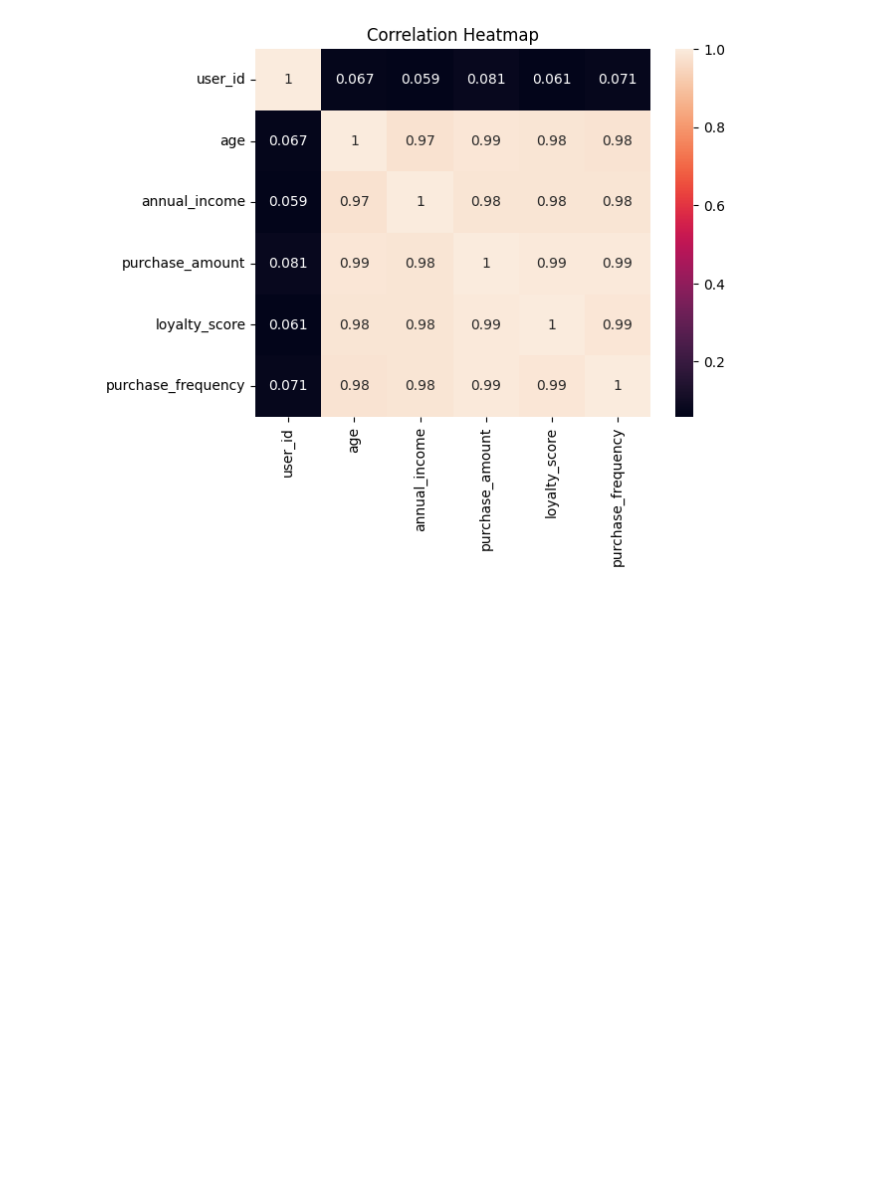
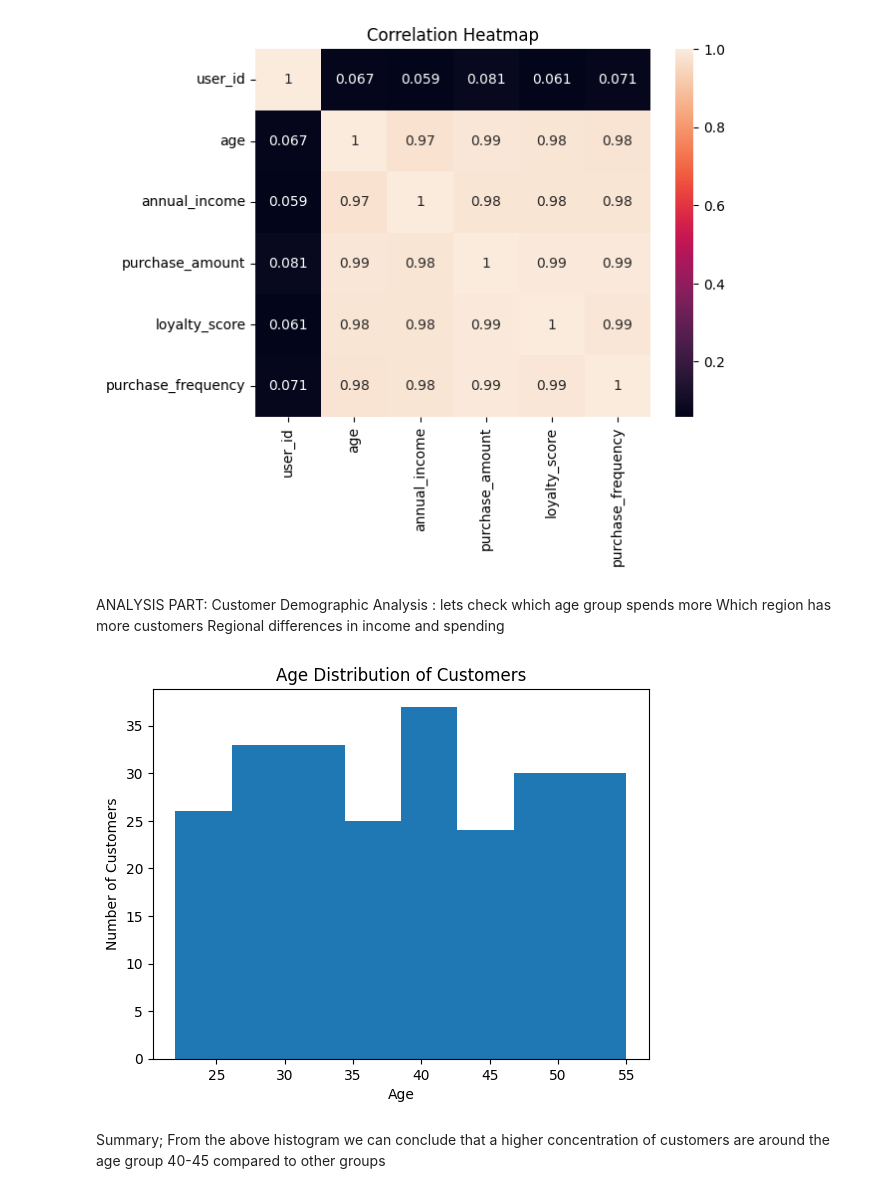
Before and after one commit to sree-220591/DSP-LabWorks, a Jupyter notebook: LAB-03.ipynb, the cells around one changed output. Drawn from its saved outputs; the diff is of its cells as text; code cells hidden in the pictures; blank space fills up the shorter version.

```diff
--- a/LAB-03.ipynb
+++ b/LAB-03.ipynb
@@ -176,3 +176,21 @@ plt.show()
 [figure]
 [figure]
 [figure]
+# %% [markdown]
+ANALYSIS PART:
+Customer Demographic Analysis :
+    lets check which age group spends more
+    Which region has more customers
+    Regional differences in income and spending
+# %%
+plt.figure()
+plt.hist(df['age'],bins=8)
+plt.xlabel('Age')
+plt.ylabel('Number of Customers')
+plt.title('Age Distribution of Customers')
+plt.show()
+# %% [output]
+[figure, added]
+# %% [markdown]
+Summary;
+From the above histogram we can conclude that a higher concentration of customers are around the age group 40-45 compared to other groups
```
Also changed, not shown: parts of 11 cells of this notebook.
